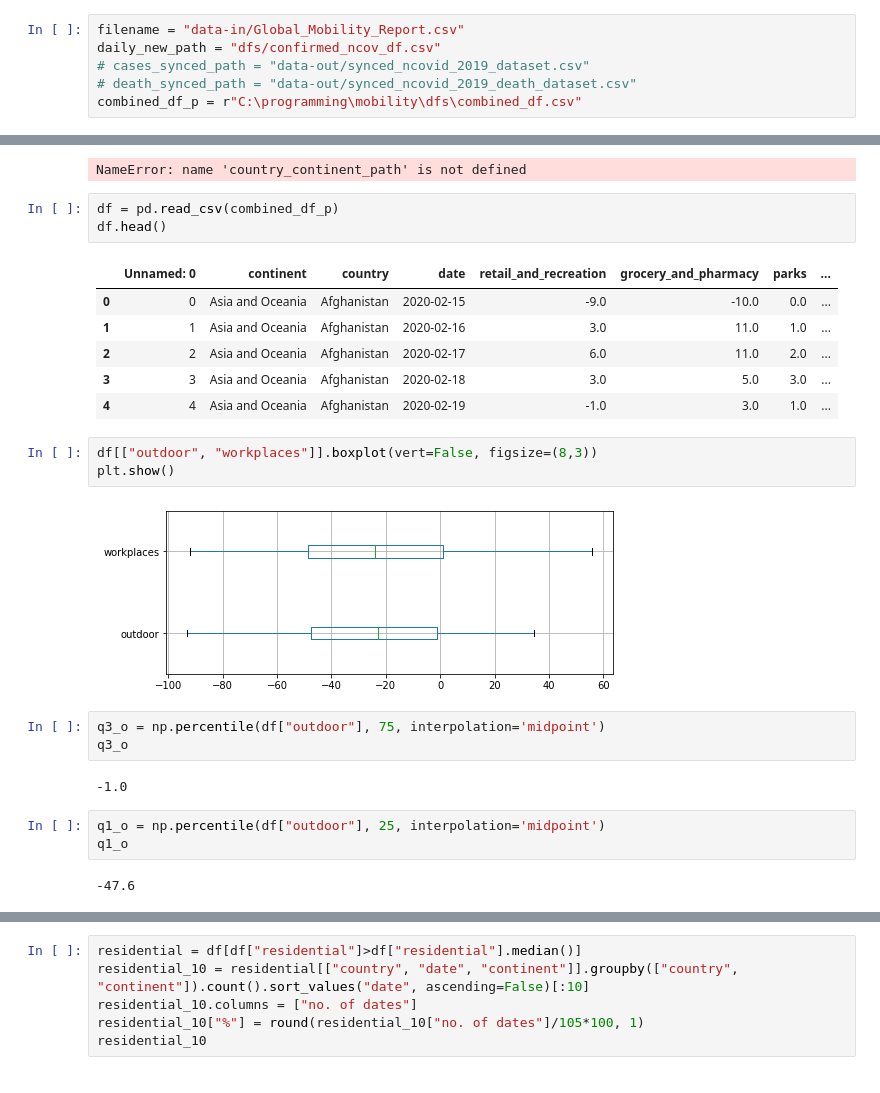
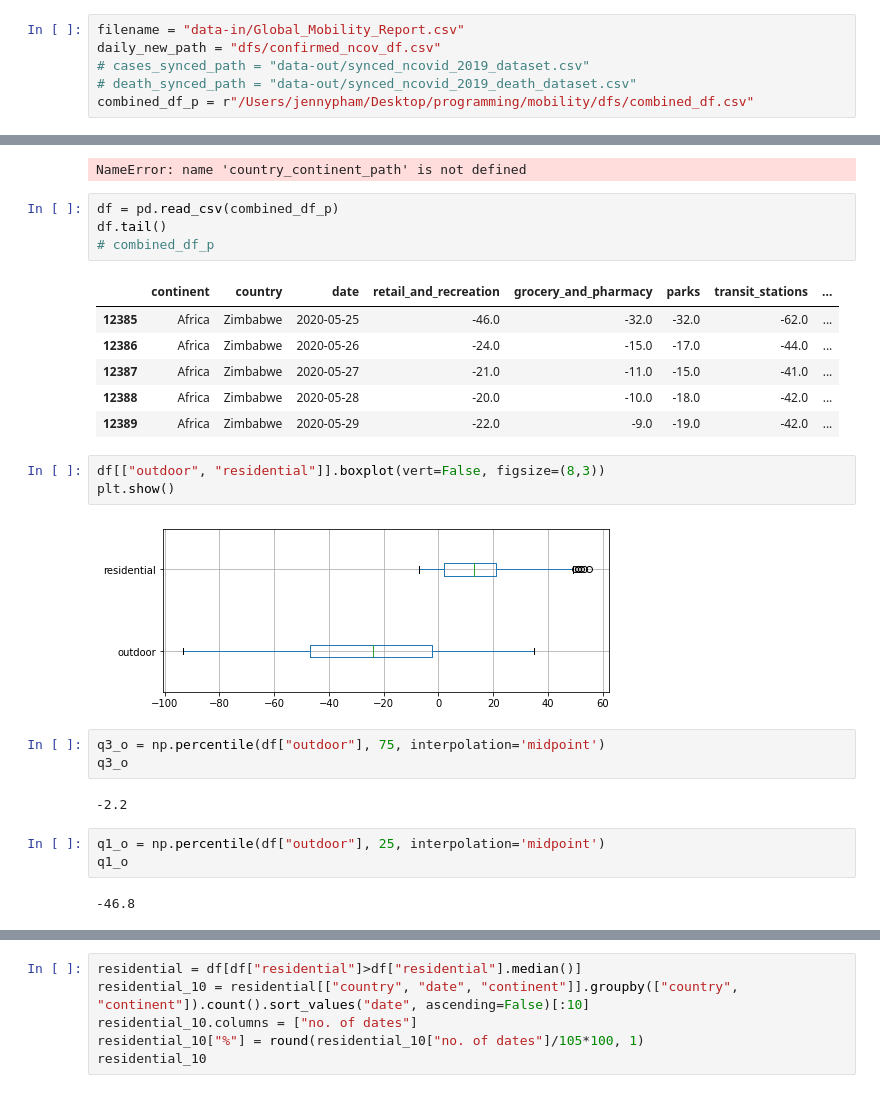
Before and after one commit to ptmphuong/covid-mobility-visualization, a Jupyter notebook: mobility.ipynb, the cells around one changed output, grey strips where cells are left out. Cells and saved outputs as stored; diff of their text form.

```diff
--- a/mobility.ipynb
+++ b/mobility.ipynb
@@ -8,7 +8,7 @@ filename = "data-in/Global_Mobility_Report.csv"
 daily_new_path = "dfs/confirmed_ncov_df.csv"
 # cases_synced_path = "data-out/synced_ncovid_2019_dataset.csv"
 # death_synced_path = "data-out/synced_ncovid_2019_death_dataset.csv"
-combined_df_p = r"C:\programming\mobility\dfs\combined_df.csv"
+combined_df_p = r"/Users/jennypham/Desktop/programming/mobility/dfs/combined_df.csv"
 # %%
 df_country, df_sea = md.get_df(filename)
 # %% [output]
@@ -19,29 +19,30 @@ See the caveats in the documentation: https://pandas.pydata.org/pandas-docs/stab
 NameError: name 'country_continent_path' is not defined
 # %%
 df = pd.read_csv(combined_df_p)
-df.head()
+df.tail()
+# combined_df_p
 # %% [output]
-|  | Unnamed: 0 | continent | country | date | retail_and_recreation | grocery_and_pharmacy | parks | ... |
-| 0 | 0 | Asia and Oceania | Afghanistan | 2020-02-15 | -9.0 | -10.0 | 0.0 | ... |
-| 1 | 1 | Asia and Oceania | Afghanistan | 2020-02-16 | 3.0 | 11.0 | 1.0 | ... |
-| 2 | 2 | Asia and Oceania | Afghanistan | 2020-02-17 | 6.0 | 11.0 | 2.0 | ... |
-| 3 | 3 | Asia and Oceania | Afghanistan | 2020-02-18 | 3.0 | 5.0 | 3.0 | ... |
-| 4 | 4 | Asia and Oceania | Afghanistan | 2020-02-19 | -1.0 | 3.0 | 1.0 | ... |
+|  | continent | country | date | retail_and_recreation | grocery_and_pharmacy | parks | transit_stations | ... |
+| 12385 | Africa | Zimbabwe | 2020-05-25 | -46.0 | -32.0 | -32.0 | -62.0 | ... |
+| 12386 | Africa | Zimbabwe | 2020-05-26 | -24.0 | -15.0 | -17.0 | -44.0 | ... |
+| 12387 | Africa | Zimbabwe | 2020-05-27 | -21.0 | -11.0 | -15.0 | -41.0 | ... |
+| 12388 | Africa | Zimbabwe | 2020-05-28 | -20.0 | -10.0 | -18.0 | -42.0 | ... |
+| 12389 | Africa | Zimbabwe | 2020-05-29 | -22.0 | -9.0 | -19.0 | -42.0 | ... |
 # %%
-df[["outdoor", "workplaces"]].boxplot(vert=False, figsize=(8,3))
+df[["outdoor", "residential"]].boxplot(vert=False, figsize=(8,3))
 plt.show()
 # %% [output]
-[figure, old version]
+[figure, new version]
 # %%
 q3_o = np.percentile(df["outdoor"], 75, interpolation='midpoint')
 q3_o
 # %% [output]
--1.0
+-2.2
 # %%
 q1_o = np.percentile(df["outdoor"], 25, interpolation='midpoint')
 q1_o
 # %% [output]
--47.6
+-46.8
 # %%
 outdoor = df[df["outdoor"]<q1_o]
 outdoor_10 = outdoor[["country", "date", "continent"]].groupby(["country", "continent"]).count().sort_values("date", ascending=False)[:10]
```
Also changed, not shown: parts of 7 cells of this notebook, 11 other files.
